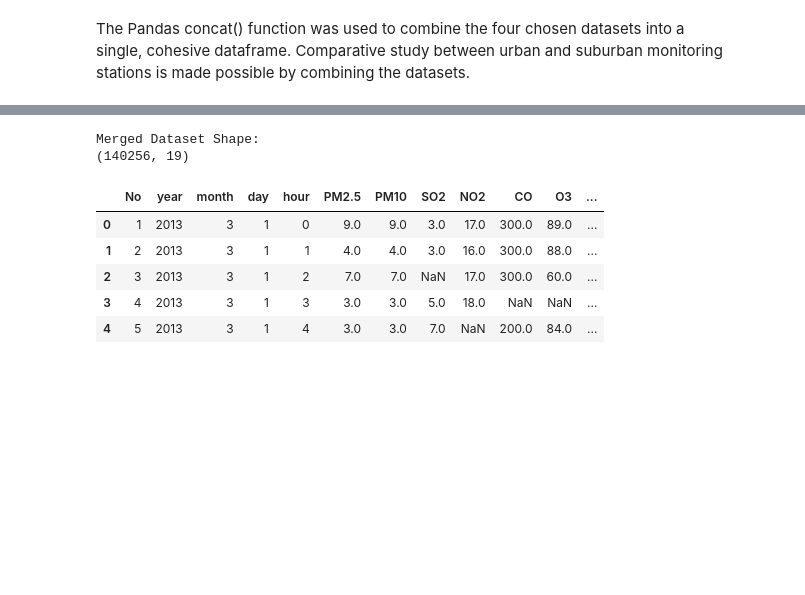
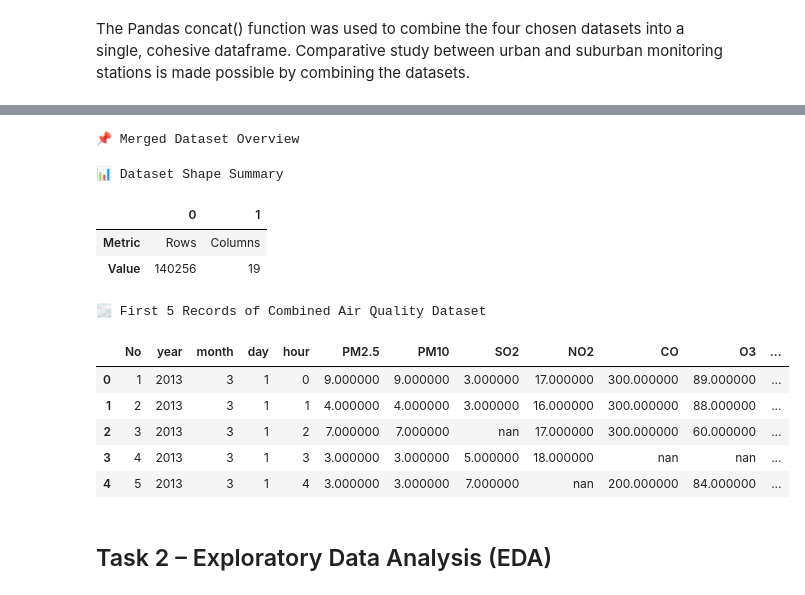
Before and after one commit to SI-GRush34/beijing-air-quality-project, a Jupyter notebook: Task1_Data_Selection_and_Handling.ipynb, the cells around one changed output, grey strips where cells are left out. Saved outputs shown, nothing was run; the diff lists cells and outputs as text; code cells hidden in the pictures; blank space fills up the shorter version.

```diff
--- a/Task1_Data_Selection_and_Handling.ipynb
+++ b/Task1_Data_Selection_and_Handling.ipynb
@@ -246,23 +455,3 @@ dongsi['station'] = 'Dongsi'
 guanyuan['station'] = 'Guanyuan'
 changping['station'] = 'Changping'
 huairou['station'] = 'Huairou'
-# %%
-combined_df = pd.concat(
-    [dongsi, guanyuan, changping, huairou],
-    ignore_index=True
-)
-
-print("Merged Dataset Shape:")
-print(air_quality.shape)
-# %% [output]
-Merged Dataset Shape:
-(140256, 19)
-# %%
-combined_df.head()
-# %% [output]
-|  | No | year | month | day | hour | PM2.5 | PM10 | SO2 | NO2 | CO | O3 | ... |
-| 0 | 1 | 2013 | 3 | 1 | 0 | 9.0 | 9.0 | 3.0 | 17.0 | 300.0 | 89.0 | ... |
-| 1 | 2 | 2013 | 3 | 1 | 1 | 4.0 | 4.0 | 3.0 | 16.0 | 300.0 | 88.0 | ... |
-| 2 | 3 | 2013 | 3 | 1 | 2 | 7.0 | 7.0 | NaN | 17.0 | 300.0 | 60.0 | ... |
-| 3 | 4 | 2013 | 3 | 1 | 3 | 3.0 | 3.0 | 5.0 | 18.0 | NaN | NaN | ... |
-| 4 | 5 | 2013 | 3 | 1 | 4 | 3.0 | 3.0 | 7.0 | NaN | 200.0 | 84.0 | ... |
@@ -273,0 +458,45 @@ combined_df.to_csv(
+# %%
+import pandas as pd
+
+# Save merged dataset to CSV
+combined_df.to_csv('combined_air_quality.csv', index=False)
+
+# Print dataset shape
+shape_df = pd.DataFrame({
+    "Metric": ["Rows", "Columns"],
+    "Value": combined_df.shape
+}).T
+
+print("📌 Merged Dataset Overview")
+
+display(
+    shape_df.style
+    .set_caption("📊 Dataset Shape Summary")
+    .background_gradient(cmap="Blues")
+    .set_properties(**{
+        "text-align": "center",
+        "font-size": "12pt"
+    })
+)
+
+# Show first 5 rows
+display(
+    combined_df.head().style
+    .set_caption("🌫️ First 5 Records of Combined Air Quality Dataset")
+    .background_gradient(cmap="Greens")
+)
+# %% [output]
+📌 Merged Dataset Overview
+📊 Dataset Shape Summary
+|  | 0 | 1 |
+| Metric | Rows | Columns |
+| Value | 140256 | 19 |
+🌫️ First 5 Records of Combined Air Quality Dataset
+|  | No | year | month | day | hour | PM2.5 | PM10 | SO2 | NO2 | CO | O3 | ... |
+| 0 | 1 | 2013 | 3 | 1 | 0 | 9.000000 | 9.000000 | 3.000000 | 17.000000 | 300.000000 | 89.000000 | ... |
+| 1 | 2 | 2013 | 3 | 1 | 1 | 4.000000 | 4.000000 | 3.000000 | 16.000000 | 300.000000 | 88.000000 | ... |
+| 2 | 3 | 2013 | 3 | 1 | 2 | 7.000000 | 7.000000 | nan | 17.000000 | 300.000000 | 60.000000 | ... |
+| 3 | 4 | 2013 | 3 | 1 | 3 | 3.000000 | 3.000000 | 5.000000 | 18.000000 | nan | nan | ... |
+| 4 | 5 | 2013 | 3 | 1 | 4 | 3.000000 | 3.000000 | 7.000000 | nan | 200.000000 | 84.000000 | ... |
+# %% [markdown]
+## Task 2 – Exploratory Data Analysis (EDA)
```
Also changed, not shown: parts of 55 cells of this notebook.
